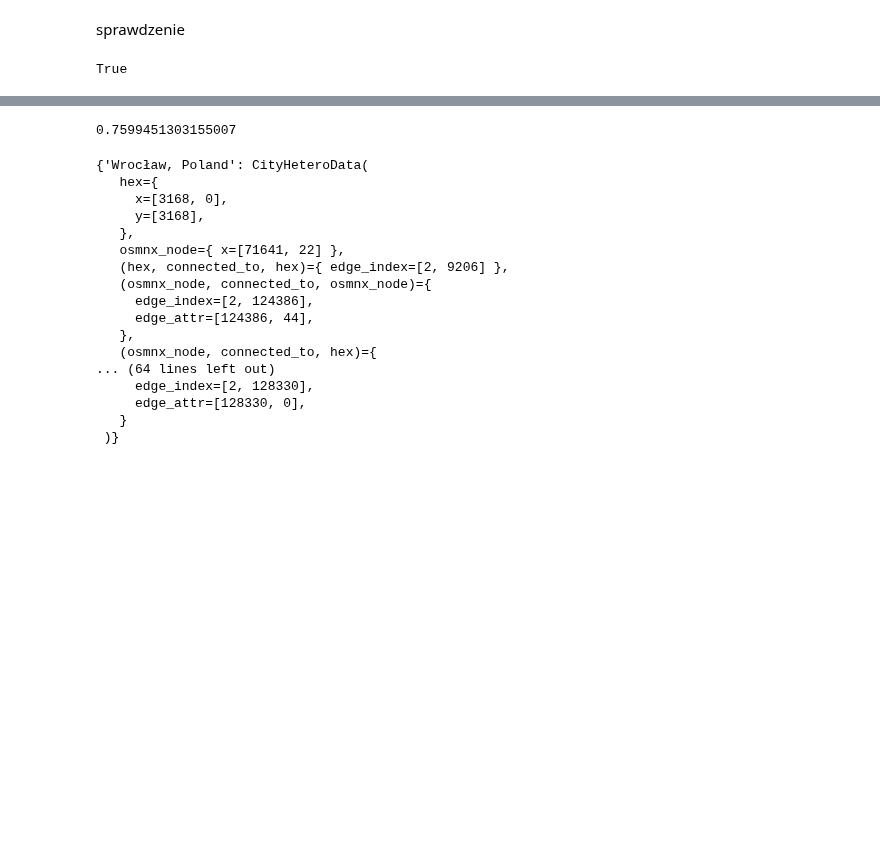
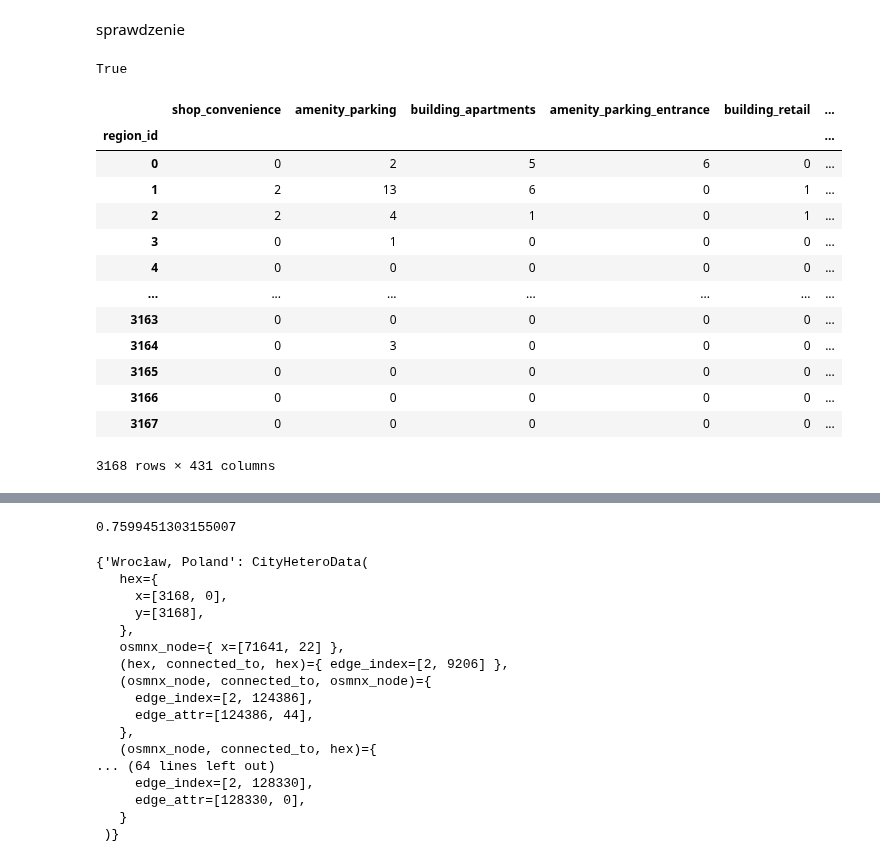
Before and after one commit to StaszekM/gradient, a Jupyter notebook: notebooks/best_models_test.ipynb, the cells around one changed output, grey strips where cells are left out. Saved outputs shown, nothing was run; the diff lists cells and outputs as text; code cells hidden in the pictures; blank space fills up the shorter version.

```diff
--- a/notebooks/best_models_test.ipynb
+++ b/notebooks/best_models_test.ipynb
@@ -97,6 +97,23 @@ data_with_hex_id, model = load_graph_data_and_model()
 'hex_id' in data_with_hex_id['Wrocław']['X'].columns
 # %% [output]
 True
+# %%
+data_with_hex_id['Wrocław']['X']
+# %% [output]
+|  | shop_convenience | amenity_parking | building_apartments | amenity_parking_entrance | building_retail | ... |
+| region_id |  |  |  |  |  | ... |
+| 0 | 0 | 2 | 5 | 6 | 0 | ... |
+| 1 | 2 | 13 | 6 | 0 | 1 | ... |
+| 2 | 2 | 4 | 1 | 0 | 1 | ... |
+| 3 | 0 | 1 | 0 | 0 | 0 | ... |
+| 4 | 0 | 0 | 0 | 0 | 0 | ... |
+| ... | ... | ... | ... | ... | ... | ... |
+| 3163 | 0 | 0 | 0 | 0 | 0 | ... |
+| 3164 | 0 | 3 | 0 | 0 | 0 | ... |
+| 3165 | 0 | 0 | 0 | 0 | 0 | ... |
+| 3166 | 0 | 0 | 0 | 0 | 0 | ... |
+| 3167 | 0 | 0 | 0 | 0 | 0 | ... |
+3168 rows × 431 columns
 # %%
 city_value = 'Wrocław'
 # %%
```
Also changed, not shown: parts of 1 cell of this notebook, 1 other file.
